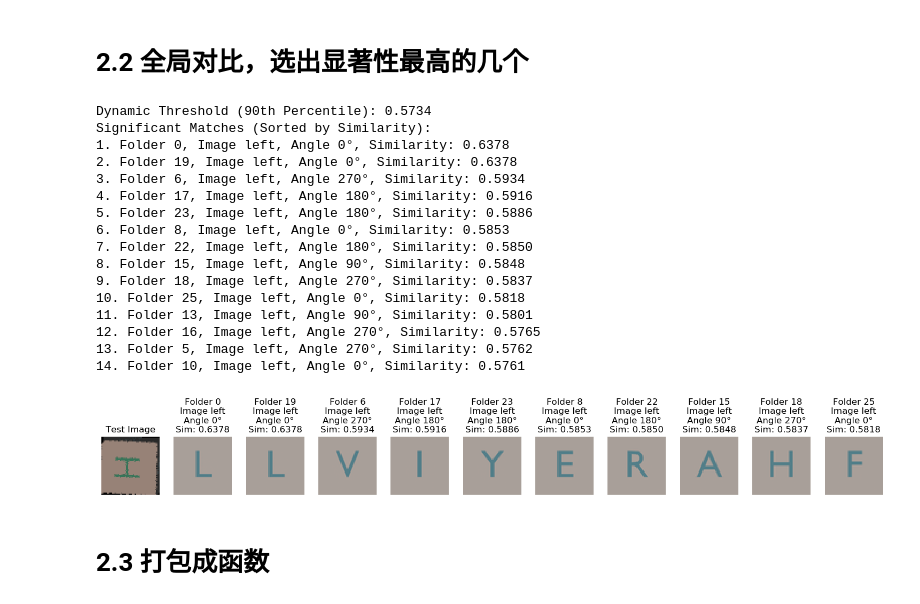
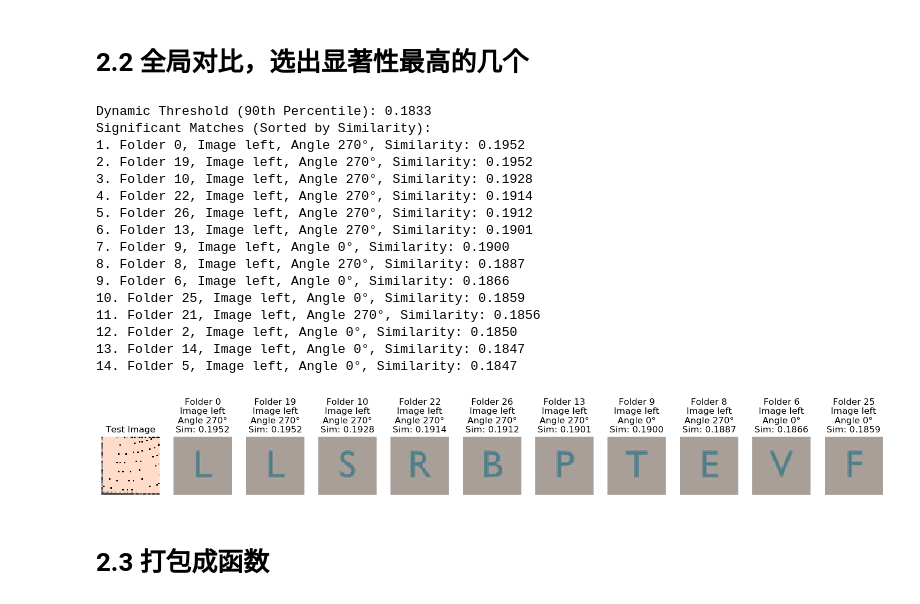
Before and after one commit to lvxiangyu11/IRobMan1_Project_Team5_24ws, a Jupyter notebook: scripts/mycode/2_perception/image_recognition.ipynb, the cells around one changed output. Drawn from its saved outputs; the diff is of its cells as text; code cells hidden in the pictures.

```diff
--- a/scripts/mycode/2_perception/image_recognition.ipynb
+++ b/scripts/mycode/2_perception/image_recognition.ipynb
@@ -123,7 +123,7 @@ from PIL import Image
 import matplotlib.pyplot as plt
 
 # 加载 test.png 图像
-test_image = np.array(Image.open("test.png"))  # 加载彩色图像
+test_image = np.array(Image.open("test_0.png"))  # 加载彩色图像
 
 # 定义旋转角度
 rotation_angles = [0, 90, 180, 270]
@@ -197,49 +197,49 @@ for rank, (score, folder, image_name, angle) in enumerate(significant_results, s
 
 # 可视化显著性结果（最多 10 个），并在最前面显示 test_image
 plt.figure(figsize=(15, 6))
 
 # 显示 test_image
 plt.subplot(1, len(display_results) + 1, 1)
 plt.imshow(test_image)
 plt.title("Test Image")
 plt.axis("off")
 
 # 显示显著性图片
 for idx, (score, folder, image_name, angle) in enumerate(display_results):
     # 加载当前图片
     current_image = np.array(cubes_images[folder][image_name])  # 转为 numpy 数组
 
     # 调整大小
     current_image_resized = np.array(
         Image.fromarray(current_image).resize((width, height), Image.Resampling.LANCZOS)
     )
 
     # 显示图片
     plt.subplot(1, len(display_results) + 1, idx + 2)
     plt.imshow(current_image_resized)
     plt.title(f"Folder {folder}\nImage {image_name}\nAngle {angle}°\nSim: {score:.4f}")
     plt.axis("off")
 
 plt.tight_layout()
 plt.show()
 # %% [output]
-Dynamic Threshold (90th Percentile): 0.5734
+Dynamic Threshold (90th Percentile): 0.1833
 Significant Matches (Sorted by Similarity):
-1. Folder 0, Image left, Angle 0°, Similarity: 0.6378
-2. Folder 19, Image left, Angle 0°, Similarity: 0.6378
-3. Folder 6, Image left, Angle 270°, Similarity: 0.5934
-4. Folder 17, Image left, Angle 180°, Similarity: 0.5916
-5. Folder 23, Image left, Angle 180°, Similarity: 0.5886
-6. Folder 8, Image left, Angle 0°, Similarity: 0.5853
-7. Folder 22, Image left, Angle 180°, Similarity: 0.5850
-8. Folder 15, Image left, Angle 90°, Similarity: 0.5848
-9. Folder 18, Image left, Angle 270°, Similarity: 0.5837
-10. Folder 25, Image left, Angle 0°, Similarity: 0.5818
-11. Folder 13, Image left, Angle 90°, Similarity: 0.5801
-12. Folder 16, Image left, Angle 270°, Similarity: 0.5765
-13. Folder 5, Image left, Angle 270°, Similarity: 0.5762
-14. Folder 10, Image left, Angle 0°, Similarity: 0.5761
+1. Folder 0, Image left, Angle 270°, Similarity: 0.1952
+2. Folder 19, Image left, Angle 270°, Similarity: 0.1952
+3. Folder 10, Image left, Angle 270°, Similarity: 0.1928
+4. Folder 22, Image left, Angle 270°, Similarity: 0.1914
+5. Folder 26, Image left, Angle 270°, Similarity: 0.1912
+6. Folder 13, Image left, Angle 270°, Similarity: 0.1901
+7. Folder 9, Image left, Angle 0°, Similarity: 0.1900
+8. Folder 8, Image left, Angle 270°, Similarity: 0.1887
+9. Folder 6, Image left, Angle 0°, Similarity: 0.1866
+10. Folder 25, Image left, Angle 0°, Similarity: 0.1859
+11. Folder 21, Image left, Angle 270°, Similarity: 0.1856
+12. Folder 2, Image left, Angle 0°, Similarity: 0.1850
+13. Folder 14, Image left, Angle 0°, Similarity: 0.1847
+14. Folder 5, Image left, Angle 0°, Similarity: 0.1847
-[figure, old version]
+[figure, new version]
 # %% [markdown]
 # 2.3 打包成函数
 # %%
```
Also changed, not shown: parts of 1 cell of this notebook, 13 other files.
